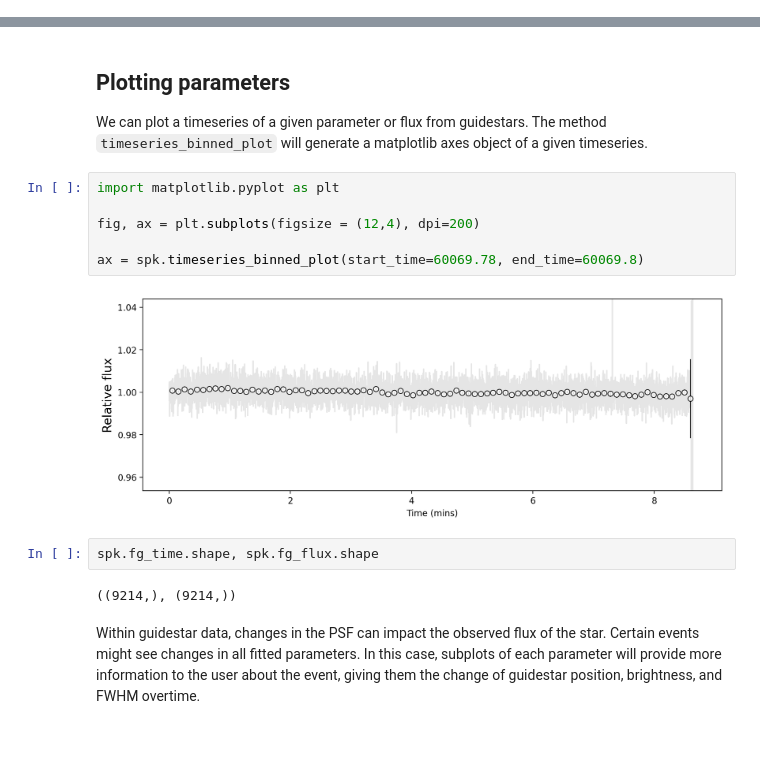
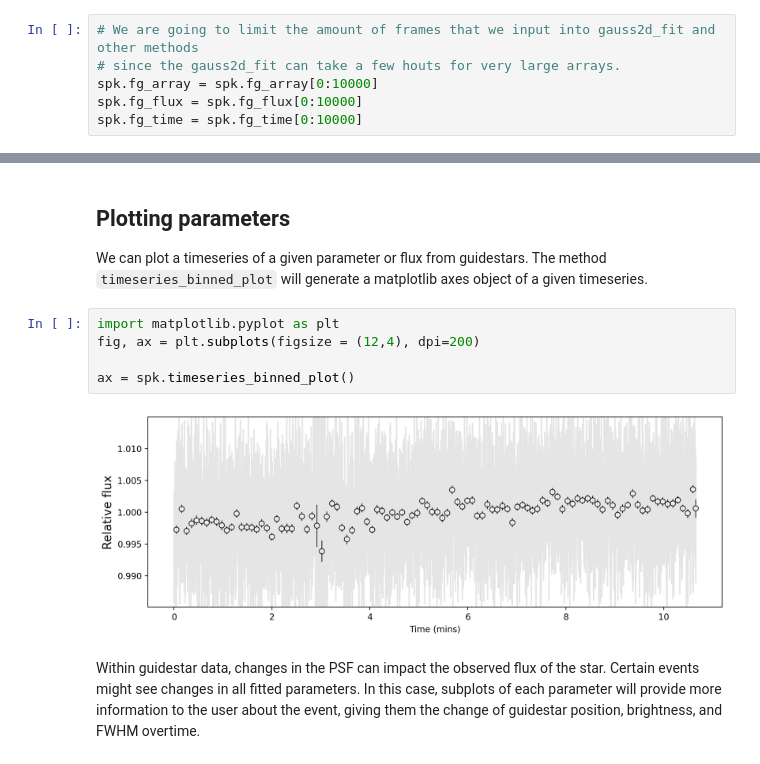
Before and after one commit to GalagaBits/JWST-FGS-Spelunker, a Jupyter notebook: notebooks/fgs-spelunker_quickstart.ipynb, the cells around one changed output, grey strips where cells are left out. Cells and saved outputs as stored; diff of their text form.

```diff
--- a/notebooks/fgs-spelunker_quickstart.ipynb
+++ b/notebooks/fgs-spelunker_quickstart.ipynb
@@ -120,0 +120,6 @@ KeyboardInterrupt:
+# %%
+# We are going to limit the amount of frames that we input into gauss2d_fit and other methods
+# since the gauss2d_fit can take a few houts for very large arrays.
+spk.fg_array = spk.fg_array[0:10000]
+spk.fg_flux = spk.fg_flux[0:10000]
+spk.fg_time = spk.fg_time[0:10000]
@@ -176,15 +185,10 @@ Table length=250034
 We can plot a timeseries of a given parameter or flux from guidestars. The method `timeseries_binned_plot` will generate a matplotlib axes object of a given timeseries.
 # %%
 import matplotlib.pyplot as plt
-
 fig, ax = plt.subplots(figsize = (12,4), dpi=200)
 
-ax = spk.timeseries_binned_plot(start_time=60069.78, end_time=60069.8)
+ax = spk.timeseries_binned_plot()
 # %% [output]
-[figure, old version]
+[figure, new version]
-# %%
-spk.fg_time.shape, spk.fg_flux.shape
-# %% [output]
-((9214,), (9214,))
 # %% [markdown]
 Within guidestar data, changes in the PSF can impact the observed flux of the star. Certain events might see changes in all fitted parameters. In this case, subplots of each parameter will provide more information to the user about the event, giving them the change of guidestar position, brightness, and FWHM overtime.
```
Also changed, not shown: parts of 28 cells of this notebook, 1 other file.
